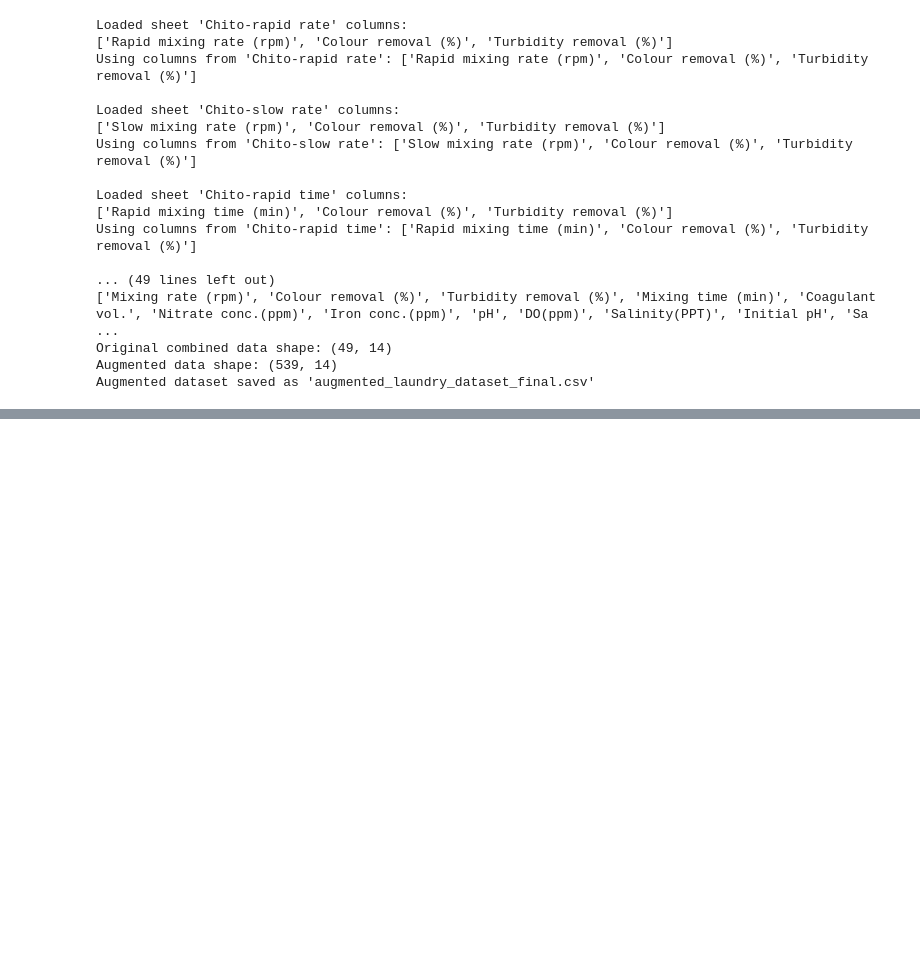
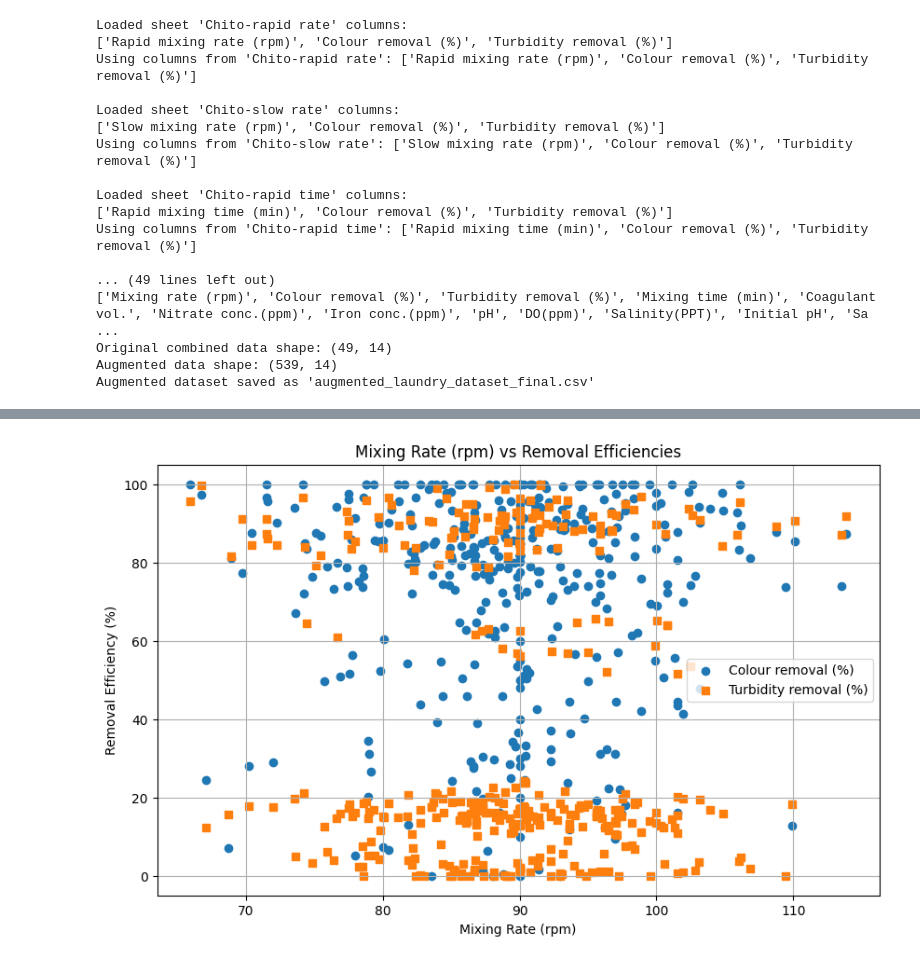
Before and after one commit to Pranav03125/LaundryWateWaterTreatment_ML, a Jupyter notebook: laundryWateWaterTreatment.ipynb, the cells around one changed output, grey strips where cells are left out. Drawn from its saved outputs; the diff is of its cells as text; code cells hidden in the pictures; blank space fills up the shorter version.

Commit message:
cleaned data and graph

```diff
--- a/laundryWateWaterTreatment.ipynb
+++ b/laundryWateWaterTreatment.ipynb
@@ -264,0 +344,84 @@ plot_nitrate_vs_removal(df)
+# %%
+import pandas as pd
+import matplotlib.pyplot as plt
+
+# Load cleaned laundry dataset Excel file
+df = pd.read_csv("/content/cleaned_laundry_dataset.csv")
+
+# Define plotting functions (adjusted to column names in Excel)
+
+def plot_removal_vs_mixing_rate(df):
+    if 'mixing_rate_rpm' in df.columns and 'colour_removal_' in df.columns and 'turbidity_removal_' in df.columns:
+        plt.figure(figsize=(10,6))
+        plt.scatter(df['mixing_rate_rpm'], df['colour_removal_'], label='Colour removal (%)', marker='o')
+        plt.scatter(df['mixing_rate_rpm'], df['turbidity_removal_'], label='Turbidity removal (%)', marker='s')
+        plt.title('Mixing Rate (rpm) vs Removal Efficiencies')
+        plt.xlabel('Mixing Rate (rpm)')
+        plt.ylabel('Removal Efficiency (%)')
+        plt.grid(True)
+        plt.legend()
+        plt.show()
+
+def plot_removal_vs_mixing_time(df):
+    if 'mixing_time_min' in df.columns and 'colour_removal_' in df.columns and 'turbidity_removal_' in df.columns:
+        plt.figure(figsize=(10,6))
+        plt.scatter(df['mixing_time_min'], df['colour_removal_'], label='Colour removal (%)', marker='o')
+        plt.scatter(df['mixing_time_min'], df['turbidity_removal_'], label='Turbidity removal (%)', marker='s')
+        plt.title('Mixing Time (min) vs Removal Efficiencies')
+        plt.xlabel('Mixing Time (min)')
+        plt.ylabel('Removal Efficiency (%)')
+        plt.grid(True)
+        plt.legend()
+        plt.show()
+
+def plot_removal_vs_coagulant_vol(df):
+    if 'coagulant_vol' in df.columns and 'colour_removal_' in df.columns and 'turbidity_removal_' in df.columns:
+        plt.figure(figsize=(10,6))
+        plt.scatter(df['coagulant_vol'], df['colour_removal_'], label='Colour removal (%)', marker='o')
+        plt.scatter(df['coagulant_vol'], df['turbidity_removal_'], label='Turbidity removal (%)', marker='s')
+        plt.title('Coagulant Volume (mL) vs Removal Efficiencies')
+        plt.xlabel('Coagulant Volume (mL)')
+        plt.ylabel('Removal Efficiency (%)')
+        plt.grid(True)
+        plt.legend()
+        plt.show()
+
+def plot_removal_vs_pH(df):
+    ph_col = None
+    if 'ph' in df.columns:
+        ph_col = 'ph'
+    elif 'initial_ph' in df.columns:
+        ph_col = 'initial_ph'
+
+    if ph_col and 'colour_removal_' in df.columns and 'turbidity_removal_' in df.columns:
+        plt.figure(figsize=(10,6))
+        plt.scatter(df[ph_col], df['colour_removal_'], label='Colour removal (%)', marker='o')
+        plt.scatter(df[ph_col], df['turbidity_removal_'], label='Turbidity removal (%)', marker='s')
+        plt.title(f'{ph_col} vs Removal Efficiencies')
+        plt.xlabel(ph_col)
+        plt.ylabel('Removal Efficiency (%)')
+        plt.grid(True)
+        plt.legend()
+        plt.show()
+
+def plot_nitrate_vs_removal(df):
+    if 'nitrate_concppm' in df.columns and 'colour_removal_' in df.columns and 'turbidity_removal_' in df.columns:
+        plt.figure(figsize=(10,6))
+        plt.scatter(df['nitrate_concppm'], df['colour_removal_'], alpha=0.6, label='Colour removal (%)')
+        plt.scatter(df['nitrate_concppm'], df['turbidity_removal_'], alpha=0.6, label='Turbidity removal (%)')
+        plt.title('Nitrate Concentration vs Removal Efficiencies')
+        plt.xlabel('Nitrate conc. (ppm)')
+        plt.ylabel('Removal Efficiency (%)')
+        plt.grid(True)
+        plt.legend()
+        plt.show()
+
+# Call the plotting functions
+
+plot_removal_vs_mixing_rate(df)
+plot_removal_vs_mixing_time(df)
+plot_removal_vs_coagulant_vol(df)
+plot_removal_vs_pH(df)
+plot_nitrate_vs_removal(df)
+# %% [output]
+[figure, added]
```
Also changed, not shown: parts of 4 cells of this notebook.
